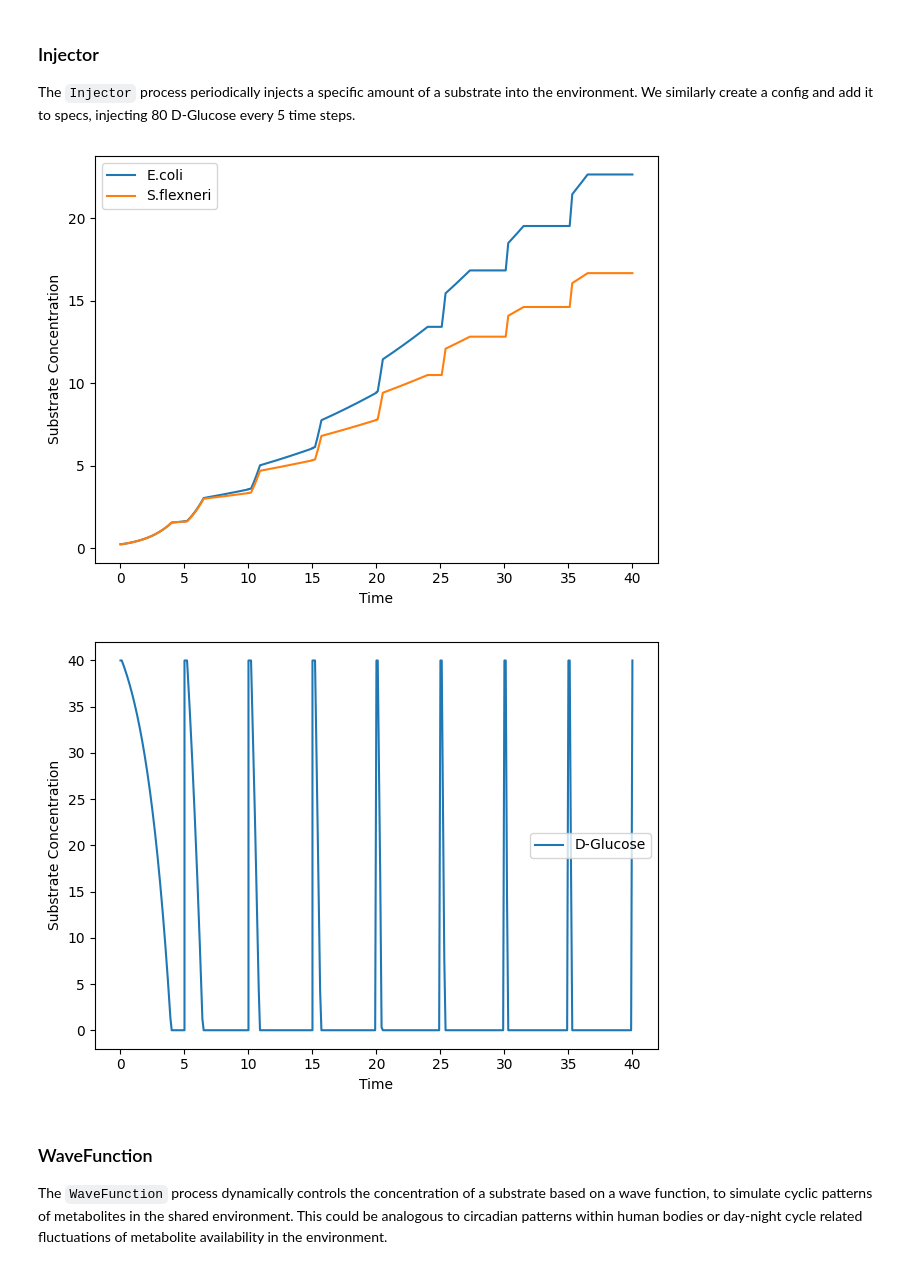
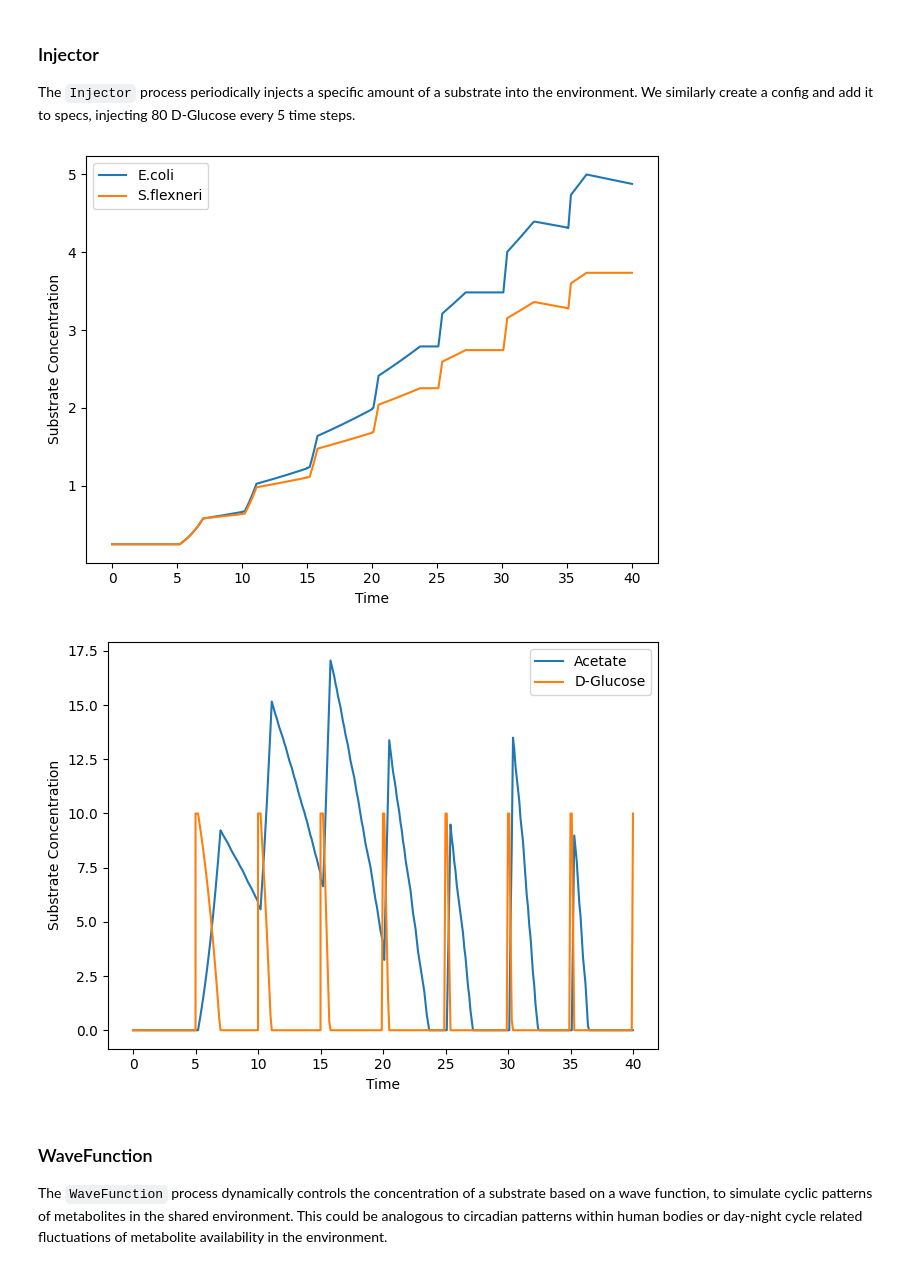
Before and after one commit to vivarium-collective/cdFBA, a Jupyter notebook: Notebooks/demo.ipynb, the cells around one changed output. Saved outputs shown, nothing was run; the diff lists cells and outputs as text; code cells hidden in the pictures.

```diff
--- a/Notebooks/demo.ipynb
+++ b/Notebooks/demo.ipynb
@@ -252,7 +252,7 @@ plt.show()
 fig, ax = plt.subplots(dpi=100)
 for key, value in env_combined.items():
     if key in [
-        # 'D-Glucose',
+        'D-Glucose',
         'Acetate'
     ]:
         ax.plot(timepoints, env_combined[key], label=key)
@@ -270,7 +270,7 @@ The `Injector` process periodically injects a specific amount of a substrate int
 injector_config = {
         "injection_params": {
             "D-Glucose": {
-                "amount": 80,
+                "amount": 20,
                 "interval": 5,
             }
         }
@@ -311,20 +318,20 @@ plt.legend()
 plt.tight_layout()
 plt.show()
 # %% [output]
-[figure, old version]
+[figure, new version]
 # %%
 #plote substrates
 fig, ax = plt.subplots(dpi=100)
 for key, value in env_combined.items():
-    if key in ['D-Glucose']:
+    if key in ['D-Glucose', 'Acetate']:
         ax.plot(timepoints, env_combined[key], label=key)
 plt.xlabel('Time')
 plt.ylabel('Substrate Concentration')
 plt.legend()
 plt.tight_layout()
 plt.show()
 # %% [output]
-[figure, old version]
+[figure, new version]
 # %% [markdown]
 ### WaveFunction
 The `WaveFunction` process dynamically controls the concentration of a substrate based on a wave function, to simulate cyclic patterns of metabolites in the shared environment. This could be analogous to circadian patterns within human bodies or day-night cycle related fluctuations of metabolite availability in the environment.
```
Also changed, not shown: parts of 14 cells of this notebook, 5 other files.
